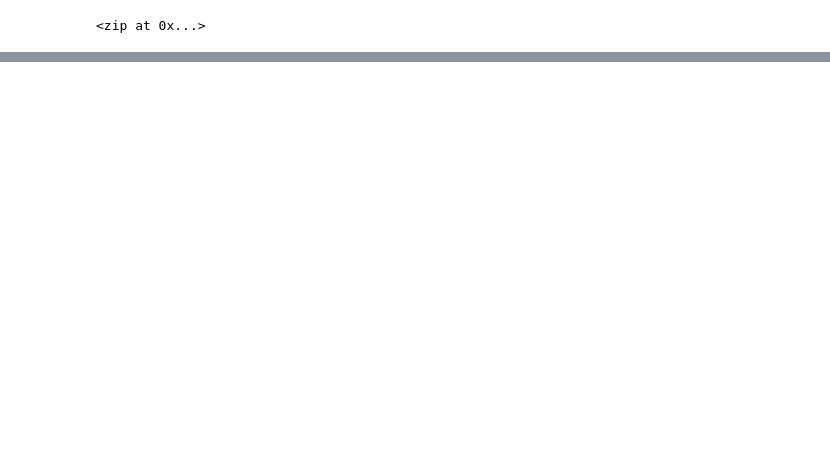
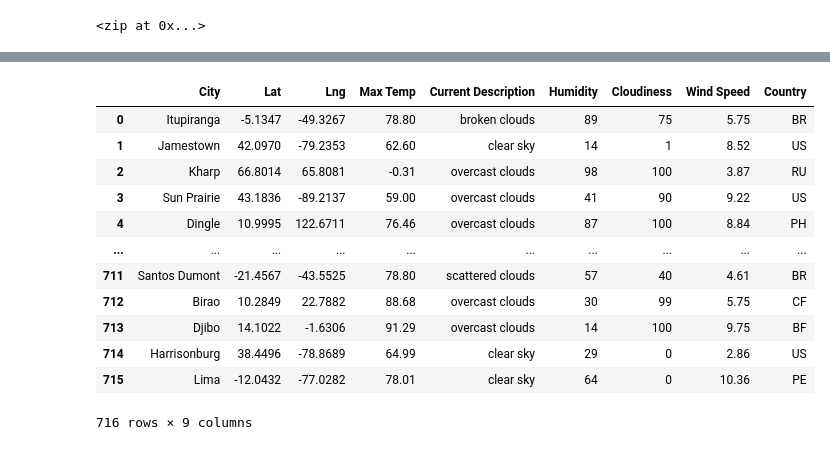
Before and after one commit to pasmi369/World_Weather_Analysis, a Jupyter notebook: Weather_Database/Weather_Database.ipynb, the cells around one changed output, grey strips where cells are left out. Cells and saved outputs as stored; diff of their text form; code cells hidden in the pictures; blank space fills up the shorter version.

```diff
--- a/Weather_Database/Weather_Database.ipynb
+++ b/Weather_Database/Weather_Database.ipynb
@@ -41,0 +43,13 @@ url = "http://api.openweathermap.org/data/2.5/weather?units=Imperial&APPID=" + w
+# %%
+#Create a list for holding the cities.
+cities = []
+# Identify the nearest city for each latitude and longitude combination.
+for coordinate in coordinates:
+    city = citipy.nearest_city(coordinate[0], coordinate[1]).city_name
+
+    # If the city is unique, then we will add it to the cities list.
+    if city not in cities:
+        cities.append(city)
+# Print the city count to confirm sufficient count.
+
+len(cities)
@@ -41,0 +139,18 @@ url = "http://api.openweathermap.org/data/2.5/weather?units=Imperial&APPID=" + w
+# %%
+#Convert array of dictionaries to a Pandas Dataframe.
+city_data_df = pd.DataFrame(city_data)
+city_data_df
+# %% [output]
+|  | City | Lat | Lng | Max Temp | Current Description | Humidity | Cloudiness | Wind Speed | Country |
+| 0 | Itupiranga | -5.1347 | -49.3267 | 78.80 | broken clouds | 89 | 75 | 5.75 | BR |
+| 1 | Jamestown | 42.0970 | -79.2353 | 62.60 | clear sky | 14 | 1 | 8.52 | US |
+| 2 | Kharp | 66.8014 | 65.8081 | -0.31 | overcast clouds | 98 | 100 | 3.87 | RU |
+| 3 | Sun Prairie | 43.1836 | -89.2137 | 59.00 | overcast clouds | 41 | 90 | 9.22 | US |
+| 4 | Dingle | 10.9995 | 122.6711 | 76.46 | overcast clouds | 87 | 100 | 8.84 | PH |
+| ... | ... | ... | ... | ... | ... | ... | ... | ... | ... |
+| 711 | Santos Dumont | -21.4567 | -43.5525 | 78.80 | scattered clouds | 57 | 40 | 4.61 | BR |
+| 712 | Birao | 10.2849 | 22.7882 | 88.68 | overcast clouds | 30 | 99 | 5.75 | CF |
+| 713 | Djibo | 14.1022 | -1.6306 | 91.29 | overcast clouds | 14 | 100 | 9.75 | BF |
+| 714 | Harrisonburg | 38.4496 | -78.8689 | 64.99 | clear sky | 29 | 0 | 2.86 | US |
+| 715 | Lima | -12.0432 | -77.0282 | 78.01 | clear sky | 64 | 0 | 10.36 | PE |
+716 rows × 9 columns
```
Also changed, not shown: parts of 9 cells of this notebook, 14 other files.
